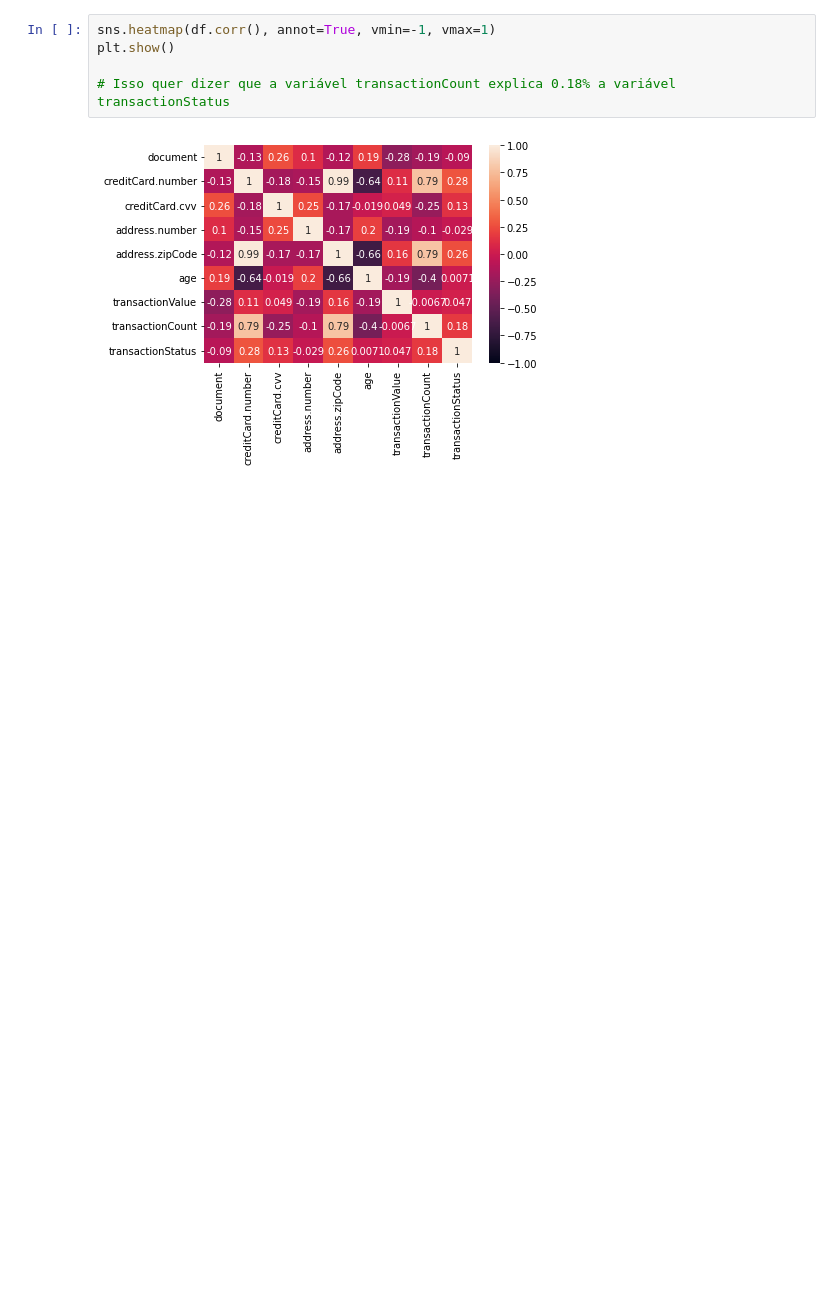
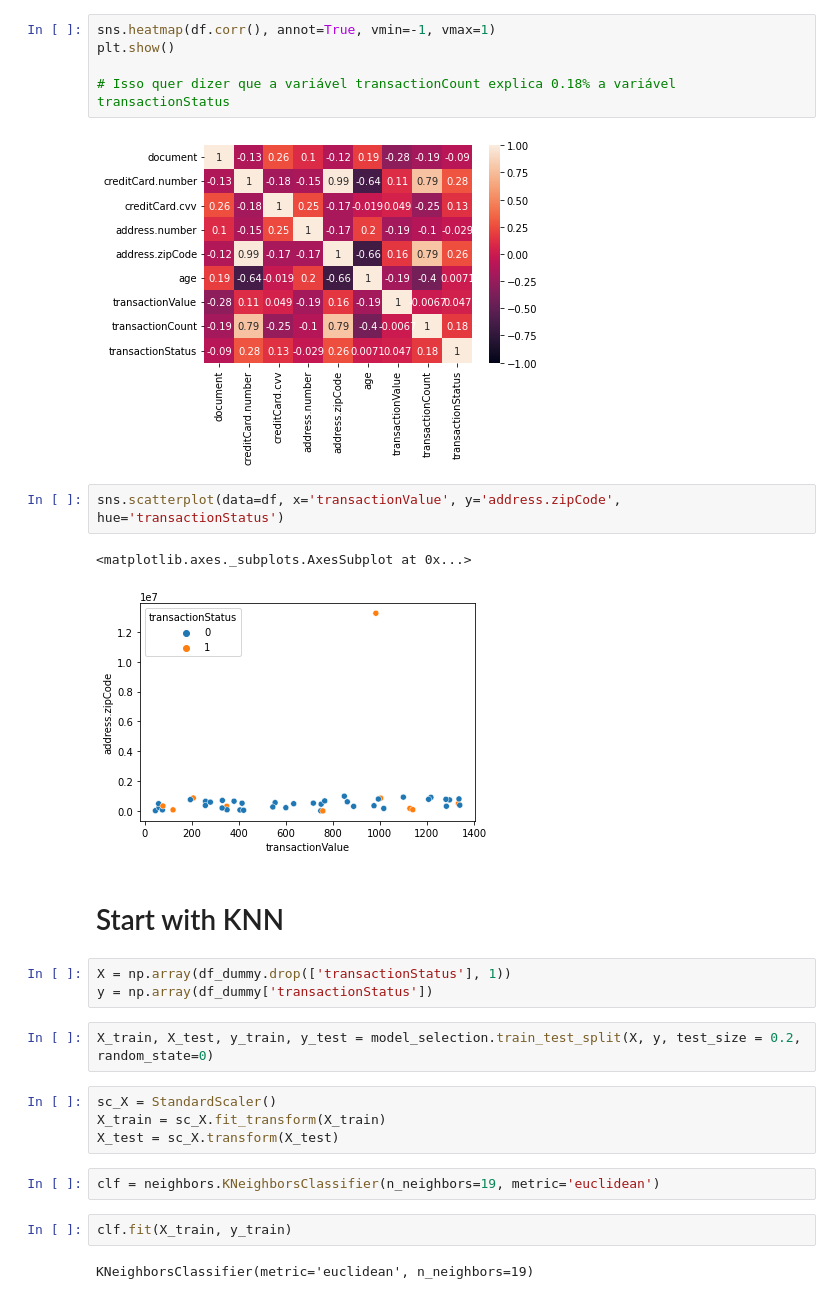
Before and after one commit to pipe-felipe/tcc_knn, a Jupyter notebook: tcc_knn.ipynb, the cells around one changed output. Drawn from its saved outputs; the diff is of its cells as text; blank space fills up the shorter version.

```diff
--- a/tcc_knn.ipynb
+++ b/tcc_knn.ipynb
@@ -120,3 +120,25 @@ plt.show()
 # Isso quer dizer que a variável transactionCount explica 0.18% a variável transactionStatus
 # %% [output]
 [figure]
+# %%
+sns.scatterplot(data=df, x='transactionValue', y='address.zipCode', hue='transactionStatus')
+# %% [output]
+<matplotlib.axes._subplots.AxesSubplot at 0x...>
+[figure, added]
+# %% [markdown]
+# Start with KNN
+# %%
+X = np.array(df_dummy.drop(['transactionStatus'], 1))
+y = np.array(df_dummy['transactionStatus'])
+# %%
+X_train, X_test, y_train, y_test = model_selection.train_test_split(X, y, test_size = 0.2, random_state=0)
+# %%
+sc_X = StandardScaler()
+X_train = sc_X.fit_transform(X_train)
+X_test = sc_X.transform(X_test)
+# %%
+clf = neighbors.KNeighborsClassifier(n_neighbors=19, metric='euclidean')
+# %%
+clf.fit(X_train, y_train)
+# %% [output]
+KNeighborsClassifier(metric='euclidean', n_neighbors=19)
```
Also changed, not shown: parts of 6 cells of this notebook.
